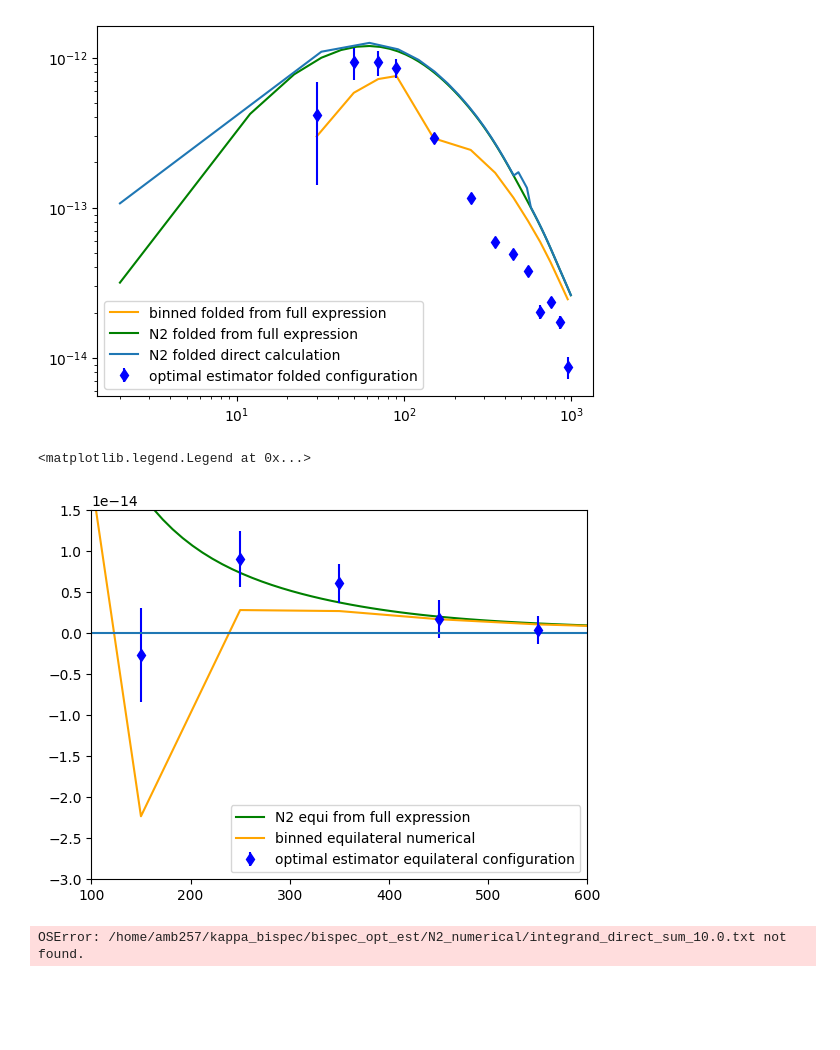
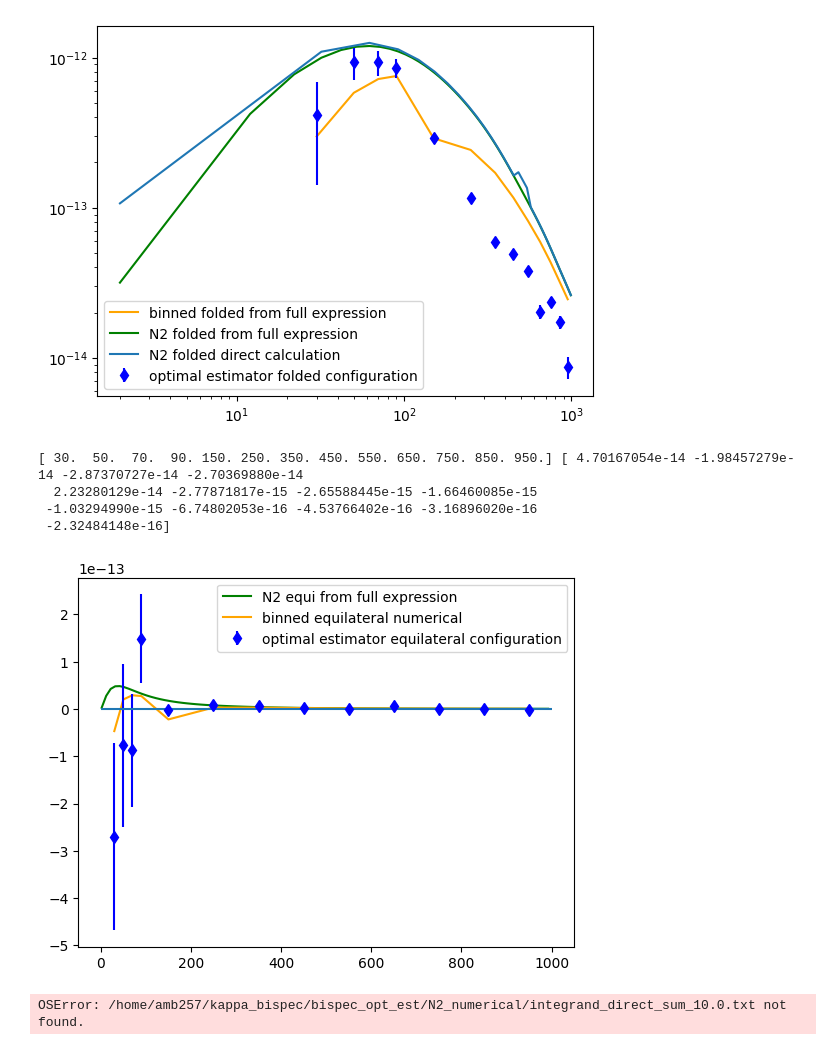
Before and after one commit to aleksandrbowkis/bispec_opt_est, a Jupyter notebook: N2_numerical/N2_tests.ipynb, the cells around one changed output. Drawn from its saved outputs; the diff is of its cells as text; code cells hidden in the pictures; blank space fills up the shorter version.

```diff
--- a/N2_numerical/N2_tests.ipynb
+++ b/N2_numerical/N2_tests.ipynb
@@ -180,18 +201,22 @@ plt.legend()
 # %%
 bin_mid_eq, binning_eq = np.load('/home/amb257/kappa_bispec/bispec_opt_est/N2_numerical/Binning_effects/outputs/binned_equilateral.npy')
 bin_mid_eq_2, binning_eq_2 = np.load('/home/amb257/kappa_bispec/bispec_opt_est/N2_numerical/Binning_effects/outputs/binned_equilateral_2.npy')
 
 plt.plot(L_equi_from_full, -1*N2_equi_full, color = 'green', label = 'N2 equi from full expression')
 plt.plot(bin_mid_eq, -1* binning_eq, color = 'orange', label = 'binned equilateral numerical')
 #plt.plot(bin_mid_eq_2, -1* binning_eq_2, color = 'pink', ls = '--', label = 'binned equilateral numerical 2')
 plt.errorbar(L_opt_equi, opt_est_equi, yerr = err_equi, fmt='bd', label = 'optimal estimator equilateral configuration')
 plt.hlines(0, 0, 1000)
-plt.xlim(100,600)
-plt.ylim(-3e-14, 1.5e-14)
+#plt.xlim(100,600)
+#plt.ylim(-3e-14, 1.5e-14)
 plt.legend()
+print(bin_mid_eq, binning_eq)
 # %% [output]
-<matplotlib.legend.Legend at 0x...>
+[ 30.  50.  70.  90. 150. 250. 350. 450. 550. 650. 750. 850. 950.] [ 4.70167054e-14 -1.98457279e-14 -2.87370727e-14 -2.70369880e-14
+  2.23280129e-14 -2.77871817e-15 -2.65588445e-15 -1.66460085e-15
+ -1.03294990e-15 -6.74802053e-16 -4.53766402e-16 -3.16896020e-16
+ -2.32484148e-16]
-[figure, old version]
+[figure, new version]
 # %%
 # Load in the integrand used for the direct sum calculation
 ell, integrand = np.loadtxt('/home/amb257/kappa_bispec/bispec_opt_est/N2_numerical/integrand_direct_sum_10.0.txt')
```
Also changed, not shown: parts of 3 cells of this notebook, 10 other files.
